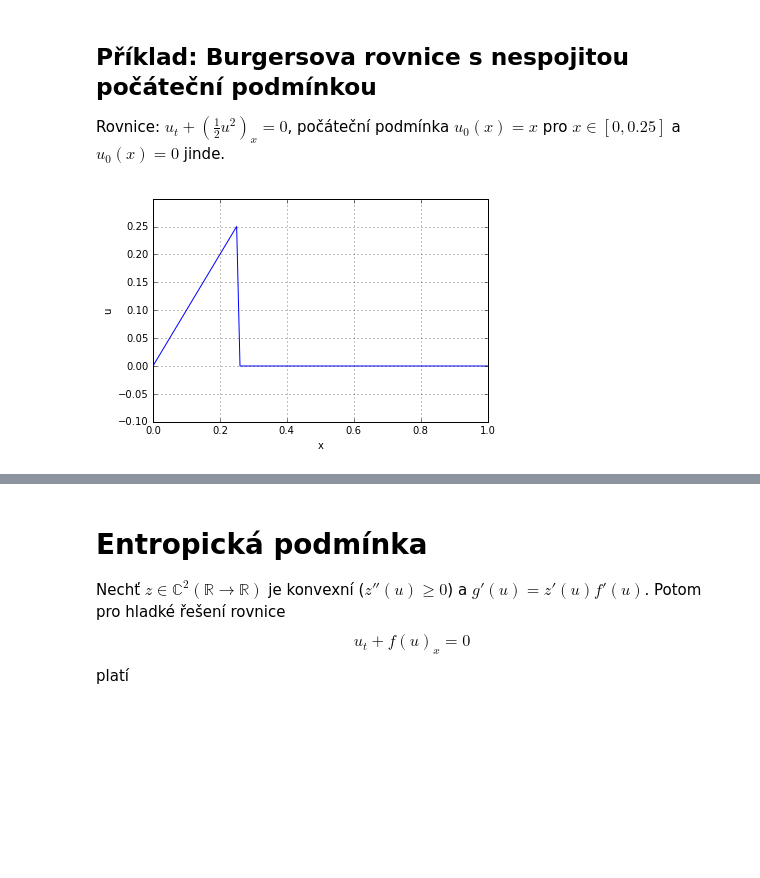
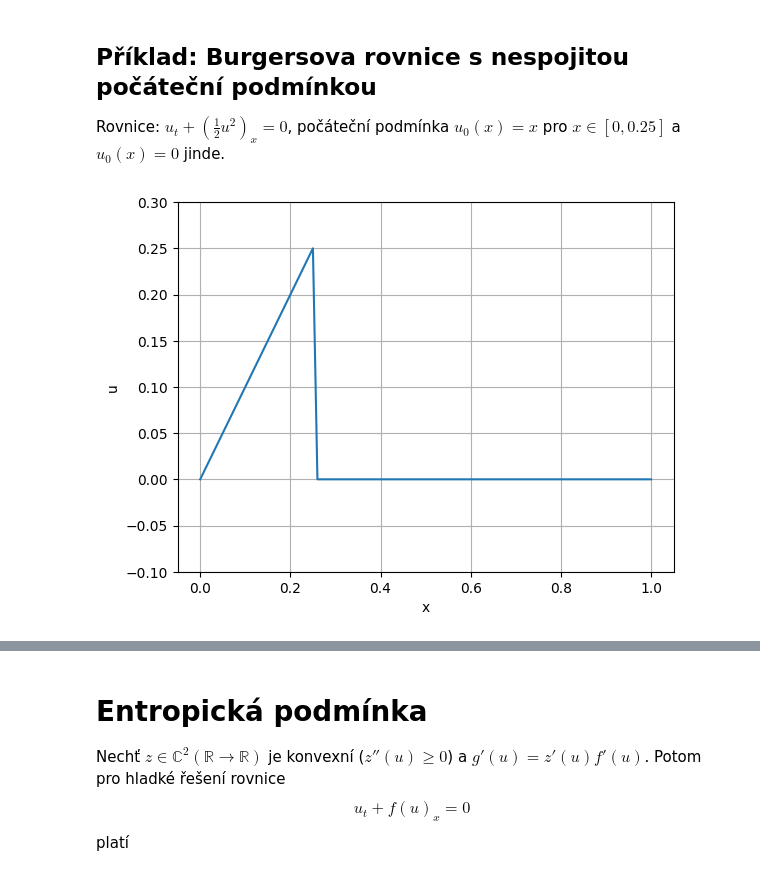
Before and after one commit to furstj/MMPP, a Jupyter notebook: lessons/03_nespojitosti.ipynb, the cells around one changed output, grey strips where cells are left out. Cells and saved outputs as stored; diff of their text form; code cells hidden in the pictures; blank space fills up the shorter version.

```diff
--- a/lessons/03_nespojitosti.ipynb
+++ b/lessons/03_nespojitosti.ipynb
@@ -32,21 +28,22 @@ from matplotlib import cm
 # %%
 Nx = 101;                   # Pocet bodu site na intervalu [0,1]
 
 x = linspace(0,1,Nx);       # Souradnice bodu site
 
 
-def u0(x):
-        """Definice pocatecni podminky"""
-        if x<=0.25:
-            return x
-        else:
-            return 0
+function u0(x)
+    """Definice pocatecni podminky"""
+    if x<=0.25
+        return x
+    else
+        return 0
+    end
+end
 
-
-plt.plot(x,[u0(xi) for xi in x]);
-plt.ylim(-0.1,0.3); plt.grid(True); plt.xlabel("x"); plt.ylabel("u");
+plot(x,[u0(xi) for xi in x]);
+ylim(-0.1,0.3); grid(true); xlabel("x"); ylabel("u");
 # %% [output]
-[figure, old version]
+[figure, new version]
 # %%
 dx = 1.0 / (Nx-1);      # Velikost prostoroveho
 dt = 0.5 * dx / 1.0  # Velikost casoveho kroku
```
Also changed, not shown: parts of 9 cells of this notebook, 1 other file.
